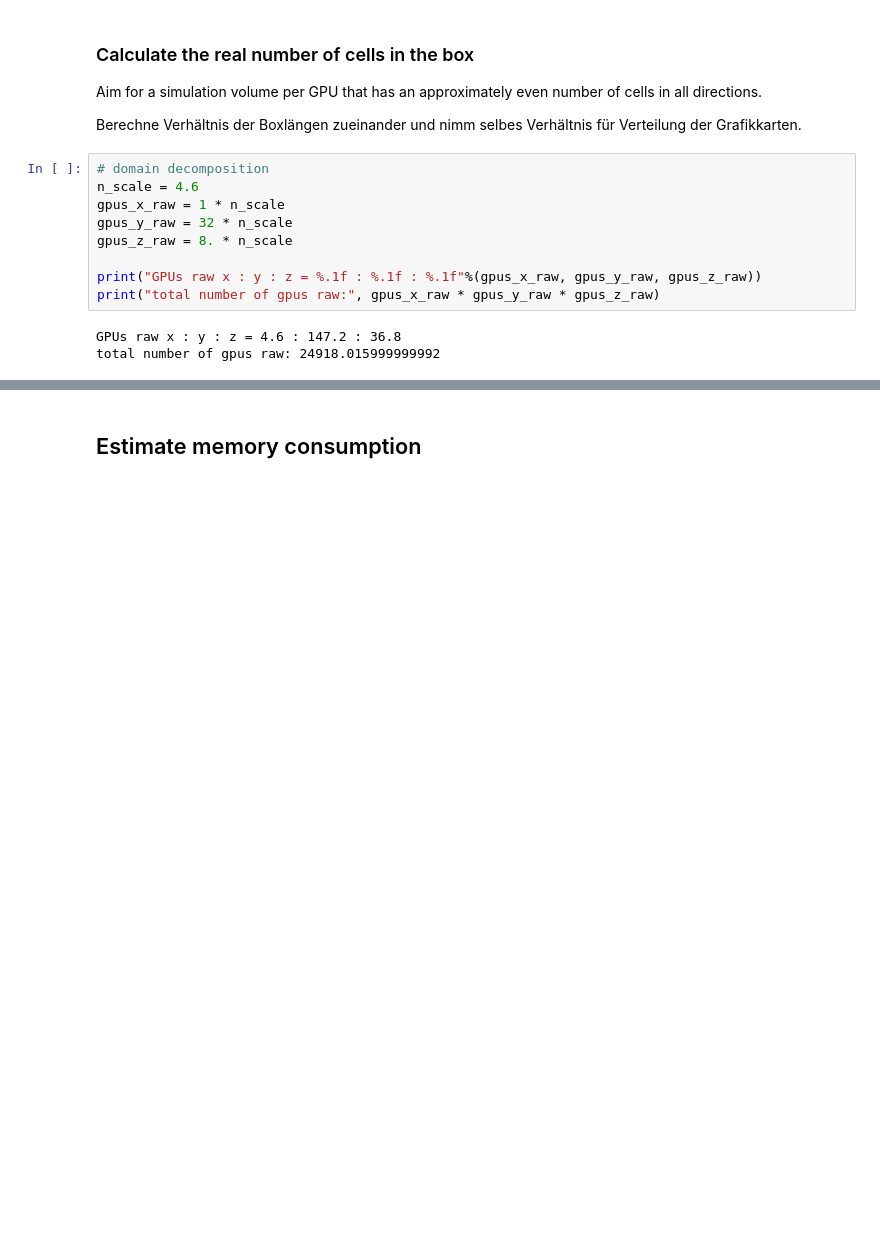
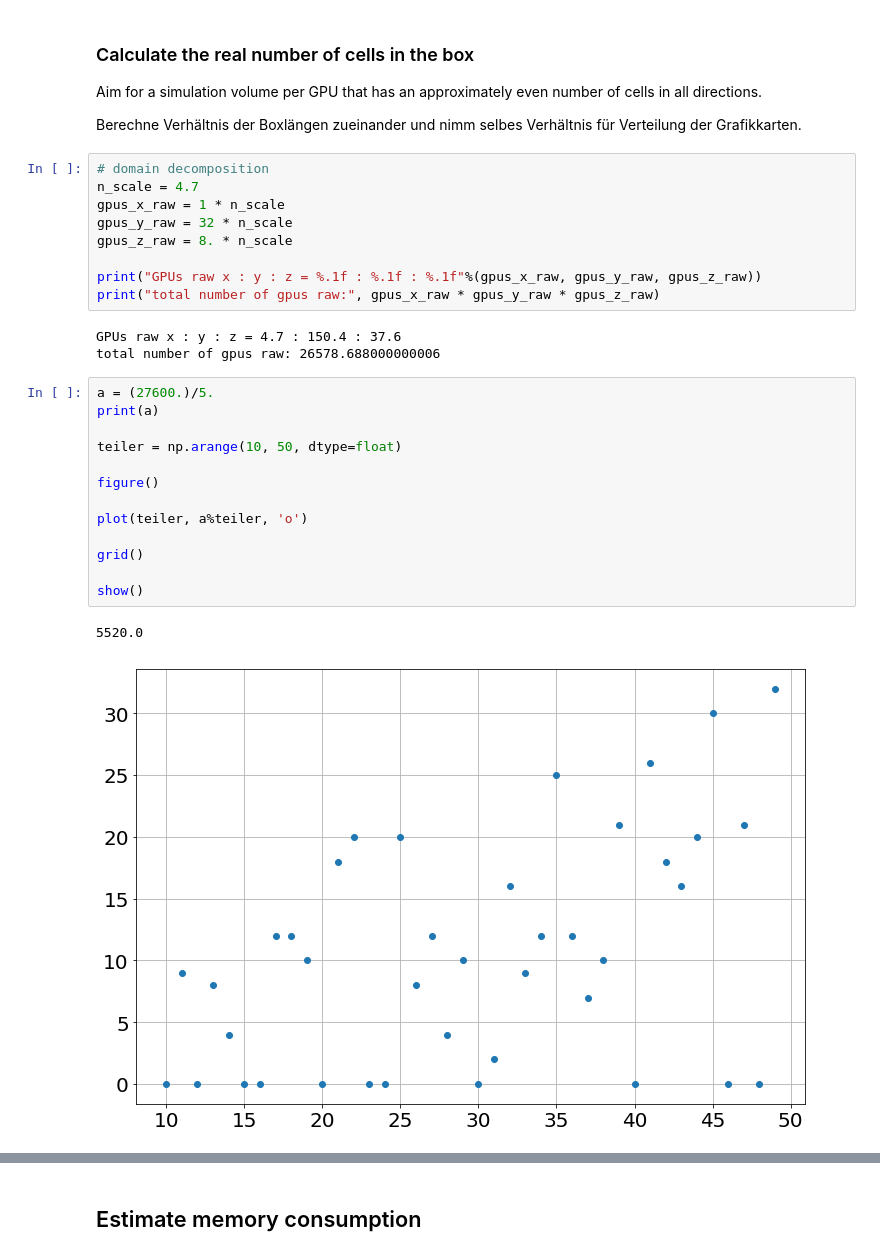
Before and after one commit to sbastrakov/picongpu, a Jupyter notebook: share/picongpu/examples/TWEAC-Crossed-Polarization-3.5deg_mid-November-FOM-run/planning/2019-10_planning_TWEAC-FOM-scenario.ipynb, the cells around one changed output, grey strips where cells are left out. Drawn from its saved outputs; the diff is of its cells as text; blank space fills up the shorter version.

```diff
--- a/share/picongpu/examples/TWEAC-Crossed-Polarization-3.5deg_mid-November-FOM-run/planning/2019-10_planning_TWEAC-FOM-scenario.ipynb
+++ b/share/picongpu/examples/TWEAC-Crossed-Polarization-3.5deg_mid-November-FOM-run/planning/2019-10_planning_TWEAC-FOM-scenario.ipynb
@@ -526,7 +526,7 @@ Aim for a simulation volume per GPU that has an approximately even number of cel
 Berechne Verhältnis der Boxlängen zueinander und nimm selbes Verhältnis für Verteilung der Grafikkarten.
 # %%
 # domain decomposition
-n_scale = 4.6
+n_scale = 4.7
 gpus_x_raw = 1 * n_scale
 gpus_y_raw = 32 * n_scale
 gpus_z_raw = 8. * n_scale
@@ -534,5 +534,21 @@ gpus_z_raw = 8. * n_scale
 print("GPUs raw x : y : z = %.1f : %.1f : %.1f"%(gpus_x_raw, gpus_y_raw, gpus_z_raw))
 print("total number of gpus raw:", gpus_x_raw * gpus_y_raw * gpus_z_raw)
 # %% [output]
-GPUs raw x : y : z = 4.6 : 147.2 : 36.8
-total number of gpus raw: 24918.015999999992
+GPUs raw x : y : z = 4.7 : 150.4 : 37.6
+total number of gpus raw: 26578.688000000006
+# %%
+a = (27600.)/5.
+print(a)
+
+teiler = np.arange(10, 50, dtype=float)
+
+figure()
+
+plot(teiler, a%teiler, 'o')
+
+grid()
+
+show()
+# %% [output]
+5520.0
+[figure, added]
```
Also changed, not shown: parts of 5 cells of this notebook.
